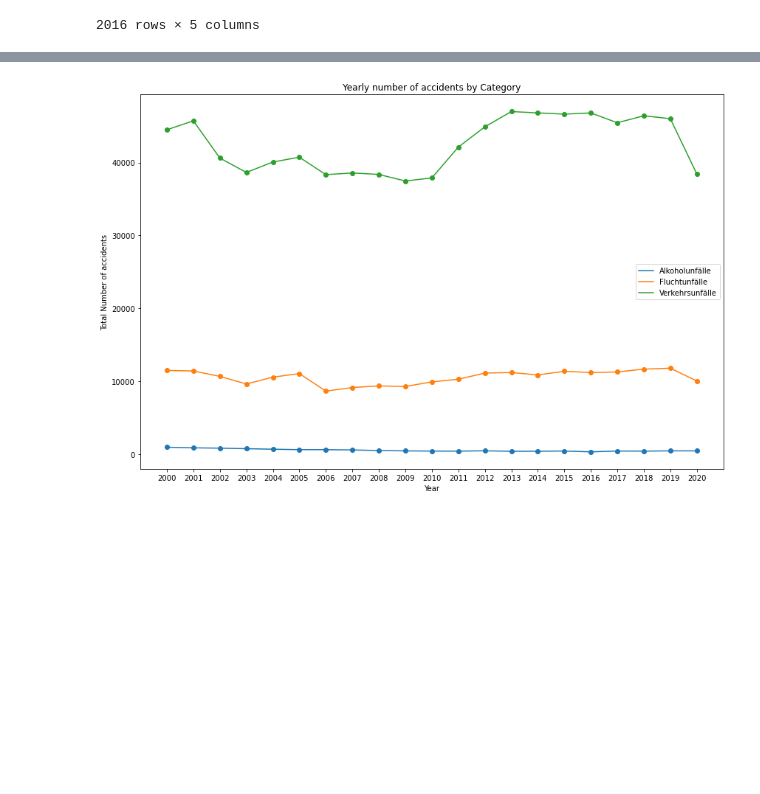
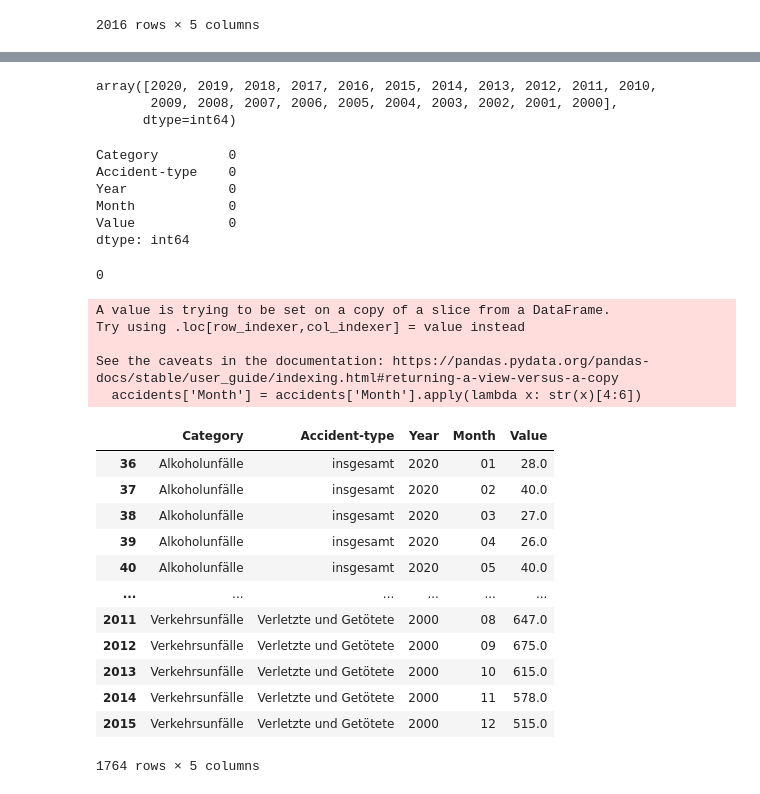
Before and after one commit to imen2000/DPS_challenge, a Jupyter notebook: DPS_Challenge.ipynb, the cells around one changed output, grey strips where cells are left out. Cells and saved outputs as stored; diff of their text form; code cells hidden in the pictures; blank space fills up the shorter version.

```diff
--- a/DPS_Challenge.ipynb
+++ b/DPS_Challenge.ipynb
@@ -41,32 +71,45 @@ accidents
 # %%
 accidents= accidents[accidents['Year']<=2020]
-# %%
-import matplotlib.pyplot as plt
-accidents_copy = accidents[accidents['Accident-type']=='insgesamt']
-# Group by 'categorie', 'annee' (year), and sum the 'nombre_achat'
-category_yearly = accidents_copy.groupby(['Category', accidents_copy['Year']])['Value'].sum().reset_index()
-
-# Plotting
-plt.figure(figsize=(12, 8))
-
-# Iterate over unique categories and plot the time series for each
-for category in category_yearly['Category'].unique():
-    category_data = category_yearly[category_yearly['Category'] == category]
-    plt.plot(category_data['Year'], category_data['Value'], label=f'{category}')
-
-    # Ajouter des points à chaque donnée pour chaque catégorie
-    plt.scatter(category_data['Year'], category_data['Value'])
-
-plt.xlabel('Year')
-plt.ylabel('Total Number of accidents')
-plt.title('Yearly number of accidents by Category')
-plt.legend()
-plt.tight_layout()
-
-# Définir les étiquettes de l'axe des abscisses
-plt.xticks(category_yearly['Year'].unique())  # Utilisez les valeurs uniques des années
-
-# Show the plot
-plt.show()
-# %% [output]
-[figure, removed]
+# %%
+accidents['Year'].unique()
+# %% [output]
+array([2020, 2019, 2018, 2017, 2016, 2015, 2014, 2013, 2012, 2011, 2010,
+       2009, 2008, 2007, 2006, 2005, 2004, 2003, 2002, 2001, 2000],
+      dtype=int64)
+# %%
+print(accidents.isnull().sum()) #Number of empty cells for each column
+# %% [output]
+Category         0
+Accident-type    0
+Year             0
+Month            0
+Value            0
+dtype: int64
+# %%
+print(accidents.duplicated().sum()) #verify_duplicate
+# %% [output]
+0
+# %%
+accidents['Month'] = accidents['Month'].apply(lambda x: str(x)[4:6])
+# %% [output]
+A value is trying to be set on a copy of a slice from a DataFrame.
+Try using .loc[row_indexer,col_indexer] = value instead
+
+See the caveats in the documentation: https://pandas.pydata.org/pandas-docs/stable/user_guide/indexing.html#returning-a-view-versus-a-copy
+  accidents['Month'] = accidents['Month'].apply(lambda x: str(x)[4:6])
+# %%
+accidents
+# %% [output]
+|  | Category | Accident-type | Year | Month | Value |
+| 36 | Alkoholunfälle | insgesamt | 2020 | 01 | 28.0 |
+| 37 | Alkoholunfälle | insgesamt | 2020 | 02 | 40.0 |
+| 38 | Alkoholunfälle | insgesamt | 2020 | 03 | 27.0 |
+| 39 | Alkoholunfälle | insgesamt | 2020 | 04 | 26.0 |
+| 40 | Alkoholunfälle | insgesamt | 2020 | 05 | 40.0 |
+| ... | ... | ... | ... | ... | ... |
+| 2011 | Verkehrsunfälle | Verletzte und Getötete | 2000 | 08 | 647.0 |
+| 2012 | Verkehrsunfälle | Verletzte und Getötete | 2000 | 09 | 675.0 |
+| 2013 | Verkehrsunfälle | Verletzte und Getötete | 2000 | 10 | 615.0 |
+| 2014 | Verkehrsunfälle | Verletzte und Getötete | 2000 | 11 | 578.0 |
+| 2015 | Verkehrsunfälle | Verletzte und Getötete | 2000 | 12 | 515.0 |
+1764 rows × 5 columns
```
Also changed, not shown: parts of 3 cells of this notebook.
